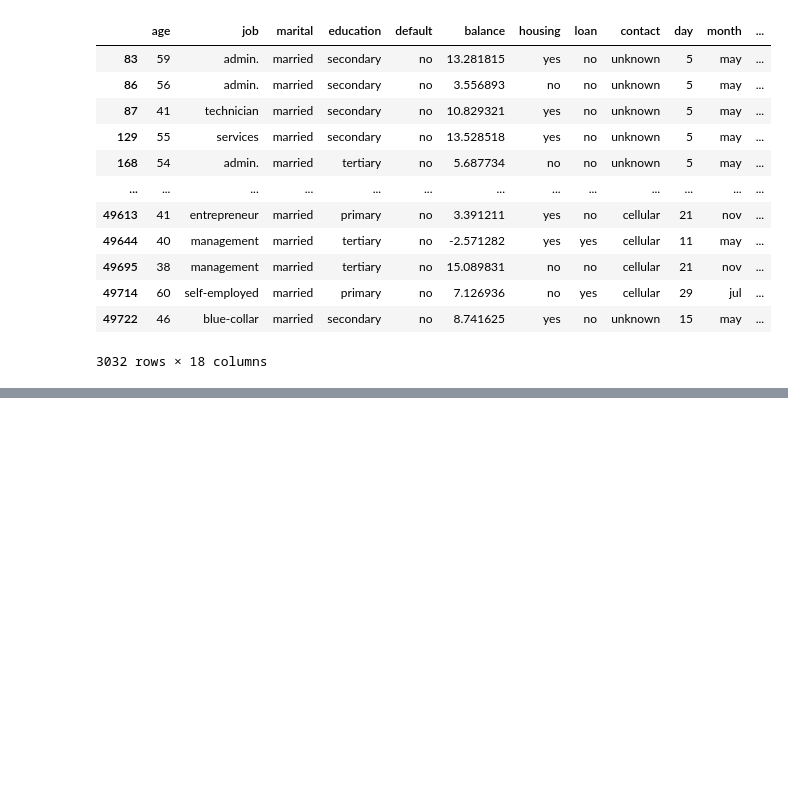
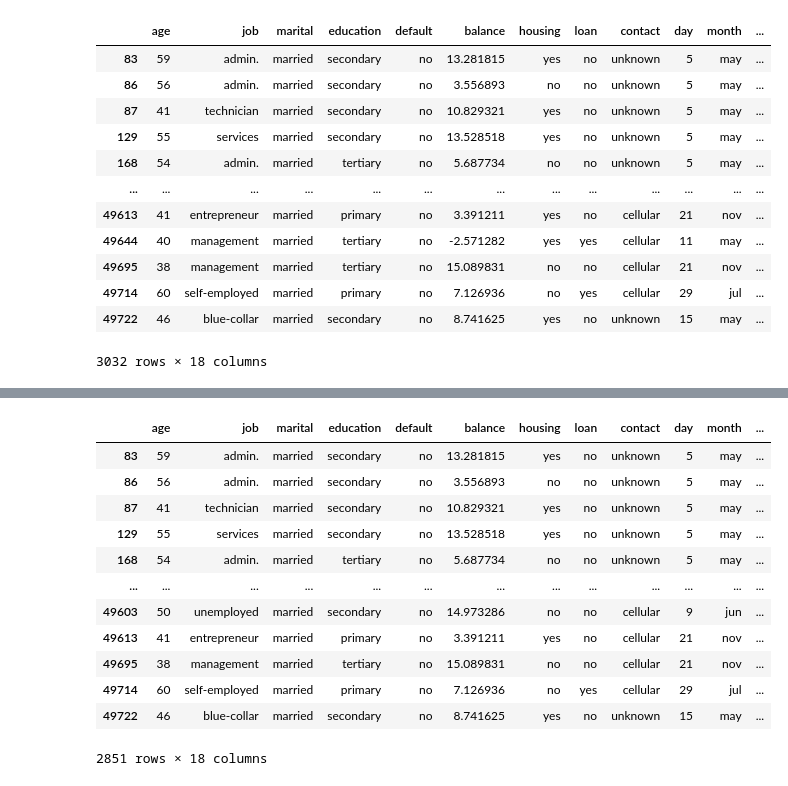
Before and after one commit to rhythmbhavsar/Bank-Marketing, a Jupyter notebook: Bank Marketing.ipynb, the cells around one changed output, grey strips where cells are left out. Drawn from its saved outputs; the diff is of its cells as text; code cells hidden in the pictures; blank space fills up the shorter version.

```diff
--- a/Bank Marketing.ipynb
+++ b/Bank Marketing.ipynb
@@ -522,7 +522,8 @@ plt.show()
 # %% [output]
 [figure]
 # %%
-bank1.loc[(bank1['marital'] == 'married') & (bank1['y'] == 'yes')]
+bank_yes =bank1.loc[(bank1['marital'] == 'married') & (bank1['y'] == 'yes')]
+bank_yes
 # %% [output]
 |  | age | job | marital | education | default | balance | housing | loan | contact | day | month | ... |
 | 83 | 59 | admin. | married | secondary | no | 13.281815 | yes | no | unknown | 5 | may | ... |
@@ -631,0 +541,16 @@ bank1.loc[(bank1['marital'] == 'married') & (bank1['y'] == 'no')]
+# %%
+bank_yes.loc[(bank1['housing'] == 'no') | (bank1['loan'] == 'no')]
+# %% [output]
+|  | age | job | marital | education | default | balance | housing | loan | contact | day | month | ... |
+| 83 | 59 | admin. | married | secondary | no | 13.281815 | yes | no | unknown | 5 | may | ... |
+| 86 | 56 | admin. | married | secondary | no | 3.556893 | no | no | unknown | 5 | may | ... |
+| 87 | 41 | technician | married | secondary | no | 10.829321 | yes | no | unknown | 5 | may | ... |
+| 129 | 55 | services | married | secondary | no | 13.528518 | yes | no | unknown | 5 | may | ... |
+| 168 | 54 | admin. | married | tertiary | no | 5.687734 | no | no | unknown | 5 | may | ... |
+| ... | ... | ... | ... | ... | ... | ... | ... | ... | ... | ... | ... | ... |
+| 49603 | 50 | unemployed | married | secondary | no | 14.973286 | no | no | cellular | 9 | jun | ... |
+| 49613 | 41 | entrepreneur | married | primary | no | 3.391211 | yes | no | cellular | 21 | nov | ... |
+| 49695 | 38 | management | married | tertiary | no | 15.089831 | no | no | cellular | 21 | nov | ... |
+| 49714 | 60 | self-employed | married | primary | no | 7.126936 | no | yes | cellular | 29 | jul | ... |
+| 49722 | 46 | blue-collar | married | secondary | no | 8.741625 | yes | no | unknown | 15 | may | ... |
+2851 rows × 18 columns
```
Also changed, not shown: parts of 24 cells of this notebook.
